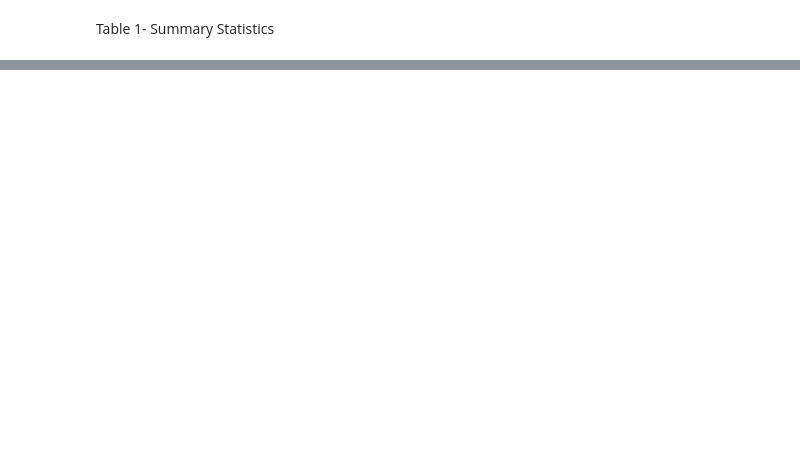
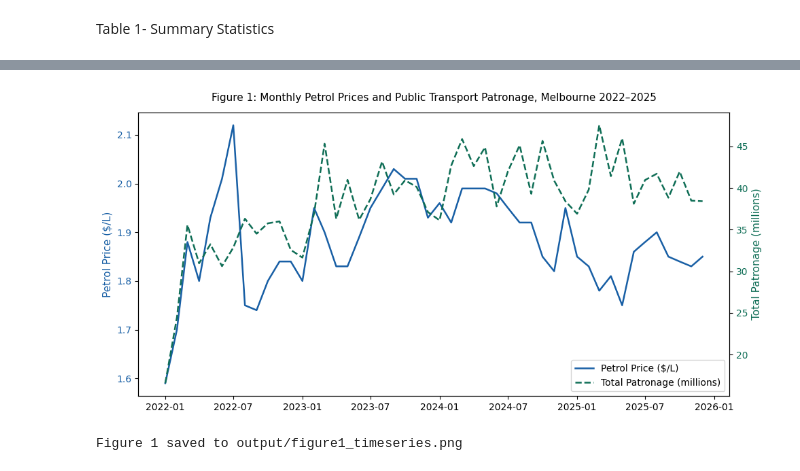
Before and after one commit to ribhhutcheson/ecc3479-project, a Jupyter notebook: code/tables_figures.ipynb, the cells around one changed output, grey strips where cells are left out. Saved outputs shown, nothing was run; the diff lists cells and outputs as text; code cells hidden in the pictures; blank space fills up the shorter version.

```diff
--- a/code/tables_figures.ipynb
+++ b/code/tables_figures.ipynb
@@ -101,0 +116,31 @@ plt.show()
+# %%
+import matplotlib.pyplot as plt
+import matplotlib.ticker as mticker
+
+fig, ax1 = plt.subplots(figsize=(10, 5))
+
+# Petrol price on left axis
+ax1.plot(df['month'], df['PetrolPrice'], color='#185FA5', linewidth=1.8, label='Petrol Price ($/L)')
+ax1.set_ylabel('Petrol Price ($/L)', color='#185FA5', fontsize=11)
+ax1.tick_params(axis='y', labelcolor='#185FA5')
+ax1.set_xlabel('')
+
+# Patronage on right axis
+ax2 = ax1.twinx()
+ax2.plot(df['month'], df['total_patronage']/1e6, color='#0F6E56', linewidth=1.8, linestyle='--', label='Total Patronage (millions)')
+ax2.set_ylabel('Total Patronage (millions)', color='#0F6E56', fontsize=11)
+ax2.tick_params(axis='y', labelcolor='#0F6E56')
+
+# Legend
+lines1, labels1 = ax1.get_legend_handles_labels()
+lines2, labels2 = ax2.get_legend_handles_labels()
+ax1.legend(lines1 + lines2, labels1 + labels2, loc='lower right', fontsize=10)
+
+plt.title('Figure 1: Monthly Petrol Prices and Public Transport Patronage, Melbourne 2022–2025', fontsize=11, pad=12)
+fig.tight_layout()
+plt.savefig('../output/figure1_timeseries.png', dpi=150, bbox_inches='tight')
+plt.show()
+print("Figure 1 saved to output/figure1_timeseries.png")
+# %% [output]
+[figure, added]
+Figure 1 saved to output/figure1_timeseries.png
```
Also changed, not shown: parts of 3 cells of this notebook, 4 other files.
